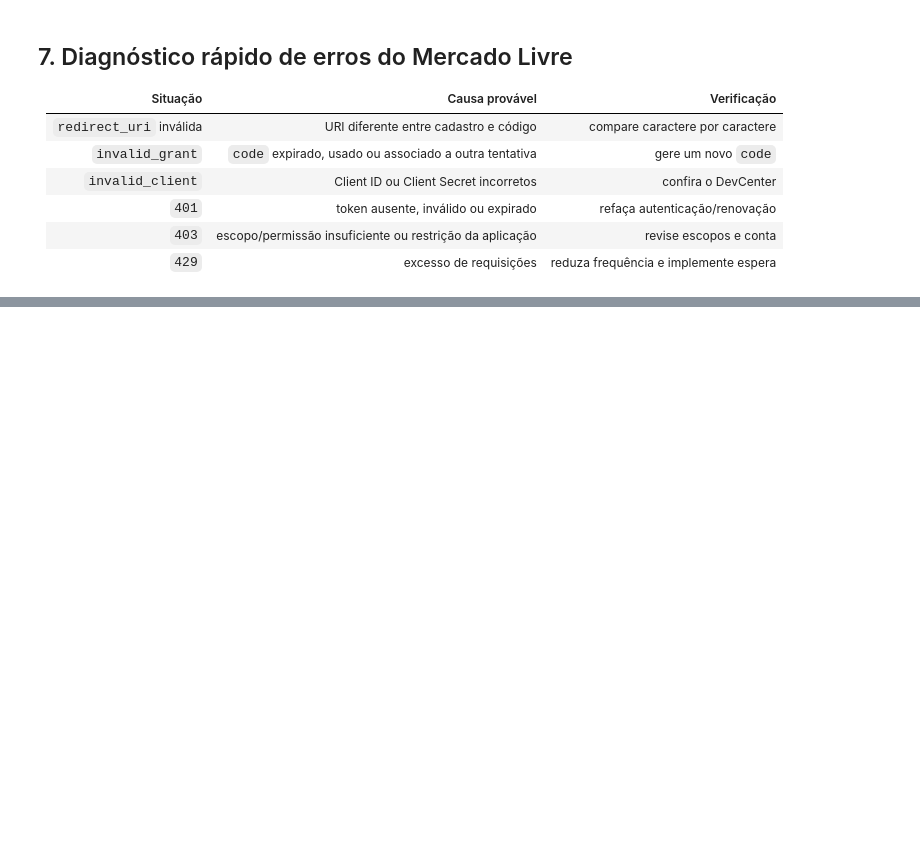
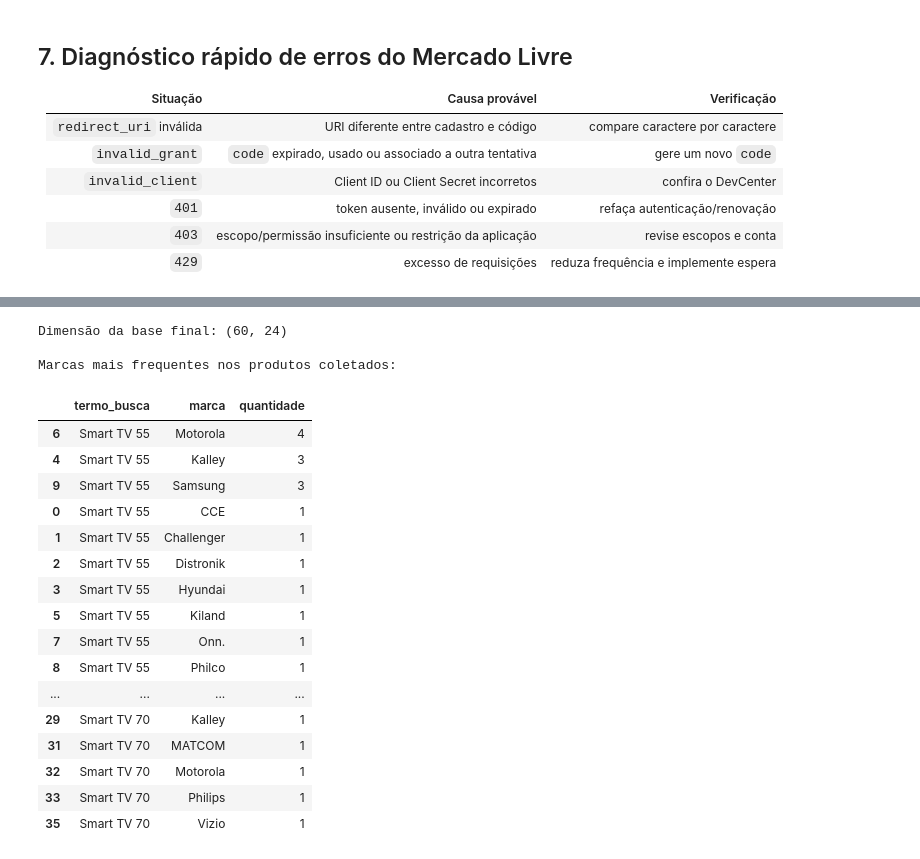
Before and after one commit to VannaGilio/LABD, a Jupyter notebook: AULA 5 29-09/5_Consumo_de_API_parte2.ipynb, the cells around one changed output, grey strips where cells are left out. Cells and saved outputs as stored; diff of their text form; code cells hidden in the pictures; blank space fills up the shorter version.

```diff
--- a/AULA 5 29-09/5_Consumo_de_API_parte2.ipynb
+++ b/AULA 5 29-09/5_Consumo_de_API_parte2.ipynb
@@ -936,0 +777,36 @@ Explique quais limitações impedem interpretar o resultado como uma amostra est
+# %%
+marcas_frequentes = (
+    df_comparacao
+    .groupby(["termo_busca", "marca"])
+    .size()
+    .reset_index(name="quantidade")
+    .sort_values(
+        ["termo_busca", "quantidade"],
+        ascending=[True, False]
+    )
+)
+
+print("Dimensão da base final:", df_comparacao.shape)
+print("\nMarcas mais frequentes nos produtos coletados:")
+marcas_frequentes
+# %% [output]
+Dimensão da base final: (60, 24)
+
+Marcas mais frequentes nos produtos coletados:
+|  | termo_busca | marca | quantidade |
+| 6 | Smart TV 55 | Motorola | 4 |
+| 4 | Smart TV 55 | Kalley | 3 |
+| 9 | Smart TV 55 | Samsung | 3 |
+| 0 | Smart TV 55 | CCE | 1 |
+| 1 | Smart TV 55 | Challenger | 1 |
+| 2 | Smart TV 55 | Distronik | 1 |
+| 3 | Smart TV 55 | Hyundai | 1 |
+| 5 | Smart TV 55 | Kiland | 1 |
+| 7 | Smart TV 55 | Onn. | 1 |
+| 8 | Smart TV 55 | Philco | 1 |
+| ... | ... | ... | ... |
+| 29 | Smart TV 70 | Kalley | 1 |
+| 31 | Smart TV 70 | MATCOM | 1 |
+| 32 | Smart TV 70 | Motorola | 1 |
+| 33 | Smart TV 70 | Philips | 1 |
+| 35 | Smart TV 70 | Vizio | 1 |
```
Also changed, not shown: parts of 29 cells of this notebook, 1 other file.
